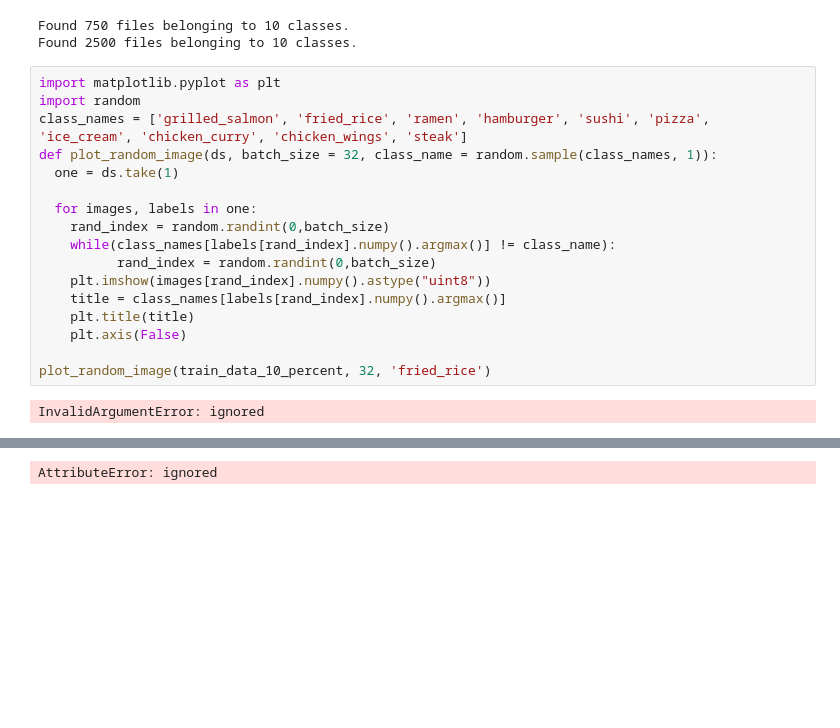
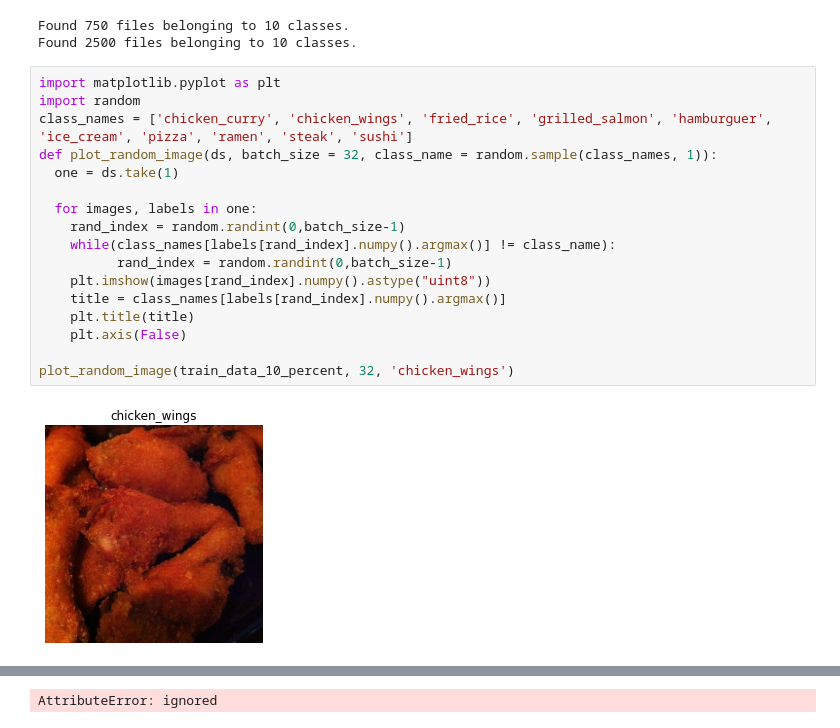
Before and after one commit to Rubnserrano/TF-Certification, a Jupyter notebook: 05_curso_tf_exercises.ipynb, the cells around one changed output, grey strips where cells are left out. Cells and saved outputs as stored; diff of their text form; blank space fills up the shorter version.

```diff
--- a/05_curso_tf_exercises.ipynb
+++ b/05_curso_tf_exercises.ipynb
@@ -68,19 +68,19 @@ Found 2500 files belonging to 10 classes.
 # %%
 import matplotlib.pyplot as plt
 import random
-class_names = ['grilled_salmon', 'fried_rice', 'ramen', 'hamburger', 'sushi', 'pizza', 'ice_cream', 'chicken_curry', 'chicken_wings', 'steak']
+class_names = ['chicken_curry', 'chicken_wings', 'fried_rice', 'grilled_salmon', 'hamburguer', 'ice_cream', 'pizza', 'ramen', 'steak', 'sushi']
 def plot_random_image(ds, batch_size = 32, class_name = random.sample(class_names, 1)):
   one = ds.take(1)
 
   for images, labels in one:
-    rand_index = random.randint(0,batch_size)
+    rand_index = random.randint(0,batch_size-1)
     while(class_names[labels[rand_index].numpy().argmax()] != class_name):
-          rand_index = random.randint(0,batch_size)
+          rand_index = random.randint(0,batch_size-1)
     plt.imshow(images[rand_index].numpy().astype("uint8"))
     title = class_names[labels[rand_index].numpy().argmax()]
     plt.title(title)
     plt.axis(False)
 
-plot_random_image(train_data_10_percent, 32, 'fried_rice')
+plot_random_image(train_data_10_percent, 32, 'chicken_wings')
 # %% [output]
-InvalidArgumentError: ignored
+[figure, added]
```
Also changed, not shown: parts of 1 cell of this notebook.
